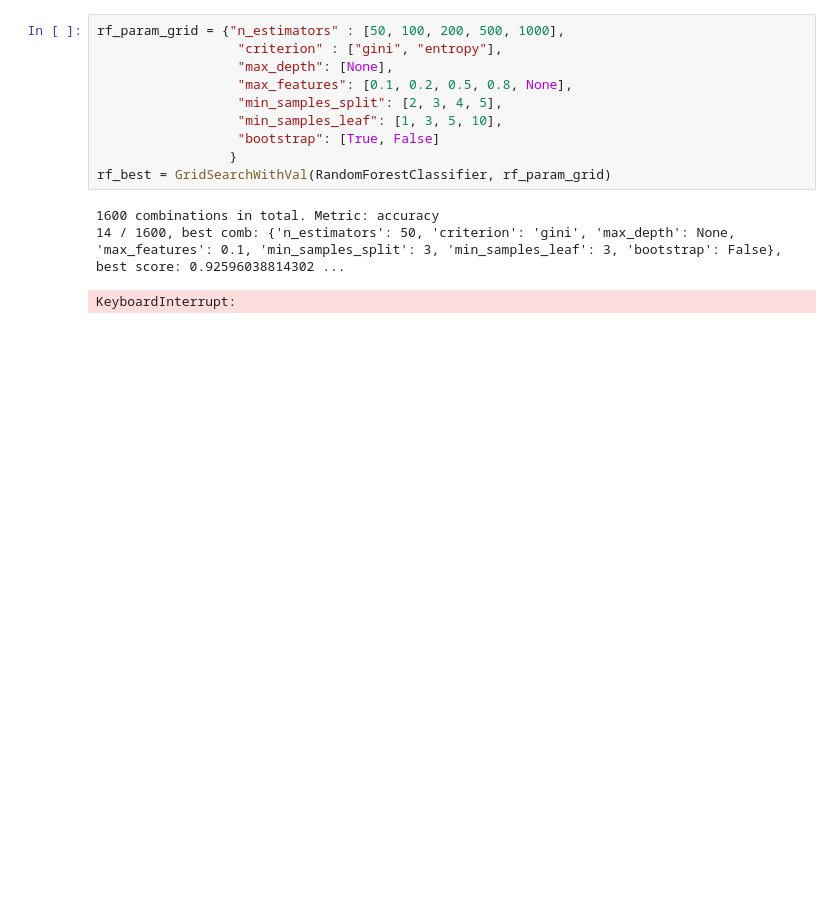
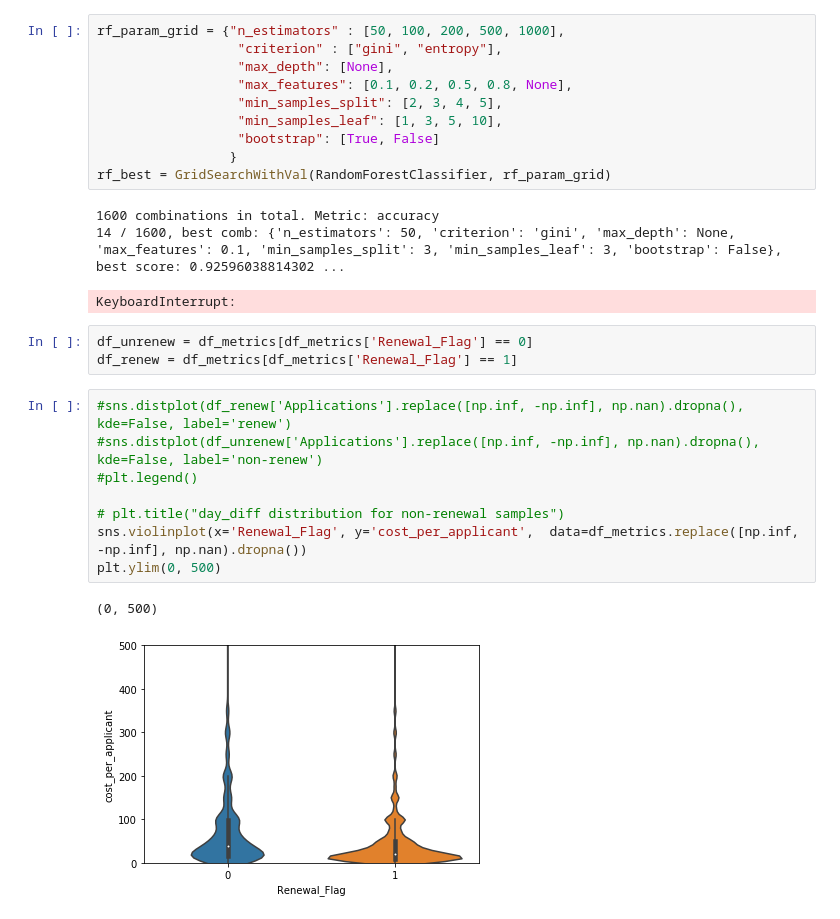
Before and after one commit to telenovelachuan/job_slot_retention, a Jupyter notebook: retention_analysis.ipynb, the cells around one changed output. Drawn from its saved outputs; the diff is of its cells as text; blank space fills up the shorter version.

```diff
--- a/retention_analysis.ipynb
+++ b/retention_analysis.ipynb
@@ -258,3 +260,17 @@ rf_best = GridSearchWithVal(RandomForestClassifier, rf_param_grid)
 1600 combinations in total. Metric: accuracy
 14 / 1600, best comb: {'n_estimators': 50, 'criterion': 'gini', 'max_depth': None, 'max_features': 0.1, 'min_samples_split': 3, 'min_samples_leaf': 3, 'bootstrap': False}, best score: 0.92596038814302 ...
 KeyboardInterrupt:
+# %%
+df_unrenew = df_metrics[df_metrics['Renewal_Flag'] == 0]
+df_renew = df_metrics[df_metrics['Renewal_Flag'] == 1]
+# %%
+#sns.distplot(df_renew['Applications'].replace([np.inf, -np.inf], np.nan).dropna(), kde=False, label='renew')
+#sns.distplot(df_unrenew['Applications'].replace([np.inf, -np.inf], np.nan).dropna(), kde=False, label='non-renew')
+#plt.legend()
+
+# plt.title("day_diff distribution for non-renewal samples")
+sns.violinplot(x='Renewal_Flag', y='cost_per_applicant',  data=df_metrics.replace([np.inf, -np.inf], np.nan).dropna())
+plt.ylim(0, 500)
+# %% [output]
+(0, 500)
+[figure, added]
```
Also changed, not shown: parts of 4 cells of this notebook, 18 other files.
